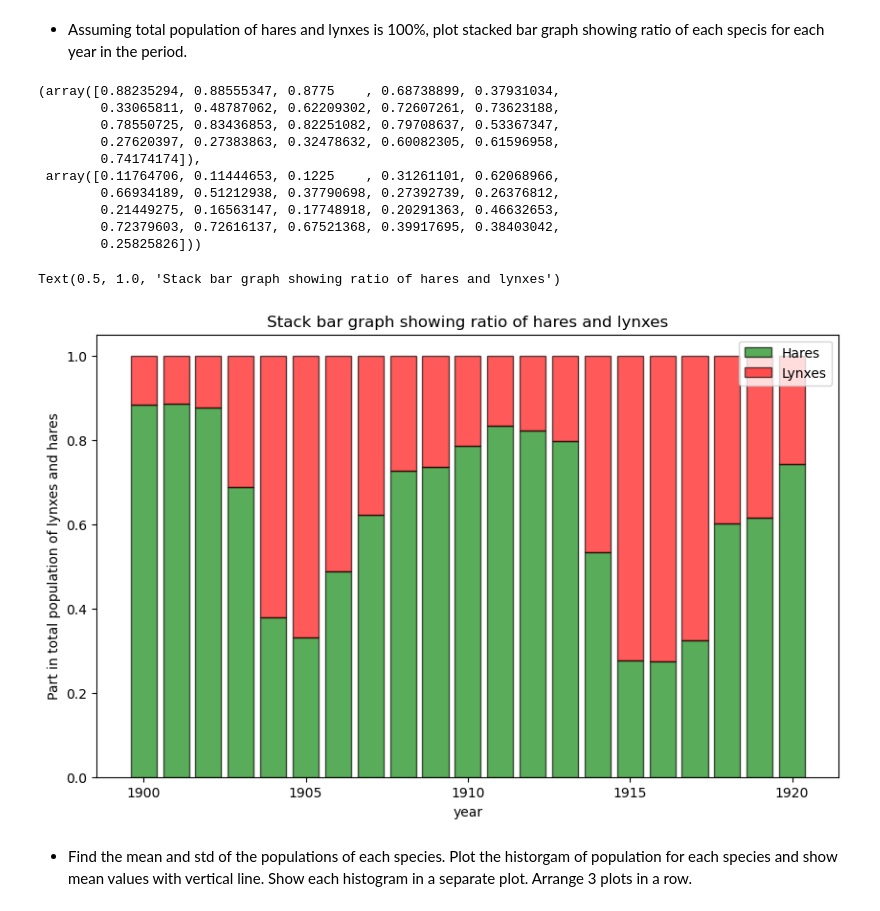
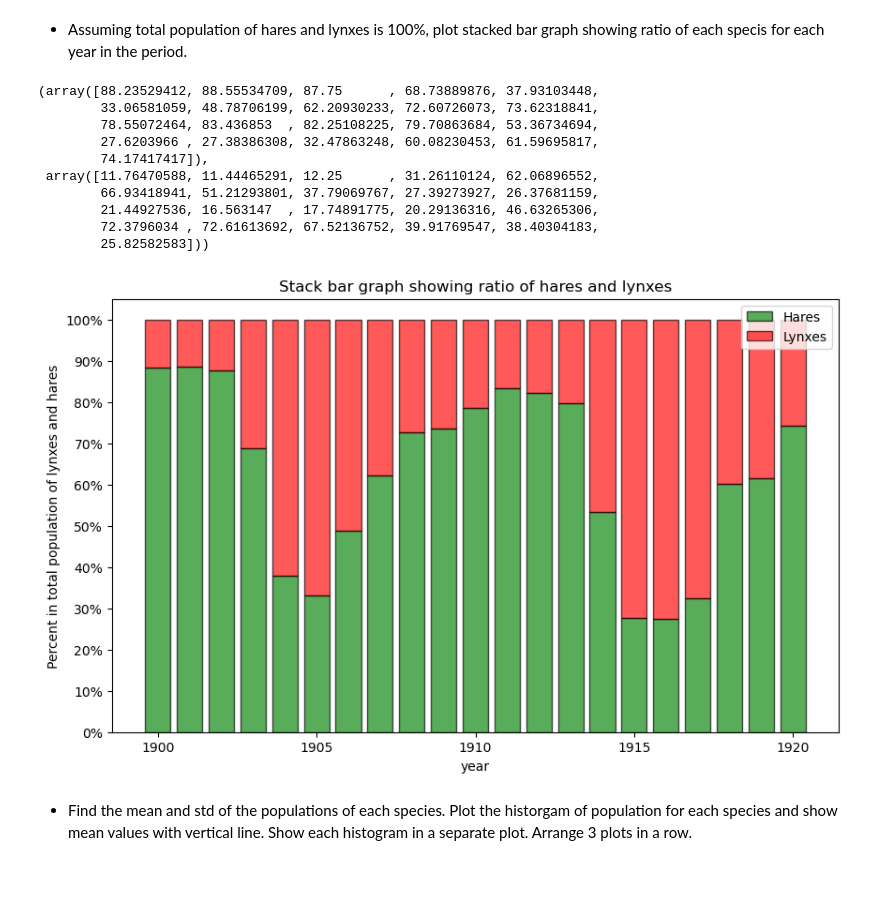
Before and after one commit to NSArt1/StatPrac25, a Jupyter notebook: 2/Hw2.ipynb, the cells around one changed output. Cells and saved outputs as stored; diff of their text form; code cells hidden in the pictures; blank space fills up the shorter version.

```diff
--- a/2/Hw2.ipynb
+++ b/2/Hw2.ipynb
@@ -123,31 +124,32 @@ plt.show()
 # %% [markdown]
 - Assuming total population of hares and lynxes is 100%, plot stacked bar graph showing ratio of each specis for each year in the period.
 # %%
-hares_ratio = hares/(hares+lynxes)
-lynxes_ratio = lynxes/(hares+lynxes)
+hares_ratio = hares/(hares+lynxes) * 100
+lynxes_ratio = lynxes/(hares+lynxes) * 100
 hares_ratio, lynxes_ratio
 # %% [output]
-(array([0.88235294, 0.88555347, 0.8775    , 0.68738899, 0.37931034,
-        0.33065811, 0.48787062, 0.62209302, 0.72607261, 0.73623188,
-        0.78550725, 0.83436853, 0.82251082, 0.79708637, 0.53367347,
-        0.27620397, 0.27383863, 0.32478632, 0.60082305, 0.61596958,
-        0.74174174]),
- array([0.11764706, 0.11444653, 0.1225    , 0.31261101, 0.62068966,
-        0.66934189, 0.51212938, 0.37790698, 0.27392739, 0.26376812,
-        0.21449275, 0.16563147, 0.17748918, 0.20291363, 0.46632653,
-        0.72379603, 0.72616137, 0.67521368, 0.39917695, 0.38403042,
-        0.25825826]))
+(array([88.23529412, 88.55534709, 87.75      , 68.73889876, 37.93103448,
+        33.06581059, 48.78706199, 62.20930233, 72.60726073, 73.62318841,
+        78.55072464, 83.436853  , 82.25108225, 79.70863684, 53.36734694,
+        27.6203966 , 27.38386308, 32.47863248, 60.08230453, 61.59695817,
+        74.17417417]),
+ array([11.76470588, 11.44465291, 12.25      , 31.26110124, 62.06896552,
+        66.93418941, 51.21293801, 37.79069767, 27.39273927, 26.37681159,
+        21.44927536, 16.563147  , 17.74891775, 20.29136316, 46.63265306,
+        72.3796034 , 72.61613692, 67.52136752, 39.91769547, 38.40304183,
+        25.82582583]))
 # %%
 fig, (ax) = plt.subplots(1, 1, figsize=(10,6))
 p1 = ax.bar(years, hares_ratio, label ='Hares', color= 'green', alpha =0.65, edgecolor = 'black')
 p2 = ax.bar(years, lynxes_ratio, label ='Lynxes', color = 'red', bottom = hares_ratio, alpha = 0.65, edgecolor = 'black')
 ax.set_xlabel('year')
+ax.set_yticks(range(0, 101, 10), labels = [str(i)+"%" for i in range(0, 101, 10) ])
 ax.legend(loc='upper right')
-ax.set_ylabel('Part in total population of lynxes and hares')
+ax.set_ylabel('Percent in total population of lynxes and hares')
 ax.set_title('Stack bar graph showing ratio of hares and lynxes')
+None
 # %% [output]
-Text(0.5, 1.0, 'Stack bar graph showing ratio of hares and lynxes')
-[figure, old version]
+[figure, new version]
 # %% [markdown]
 - Find the mean and std of the populations of each species. Plot the historgam of population for each species and show mean values with vertical line. Show each histogram in a separate plot. Arrange 3 plots in a row.
 # %%
```
Also changed, not shown: parts of 12 cells of this notebook.
